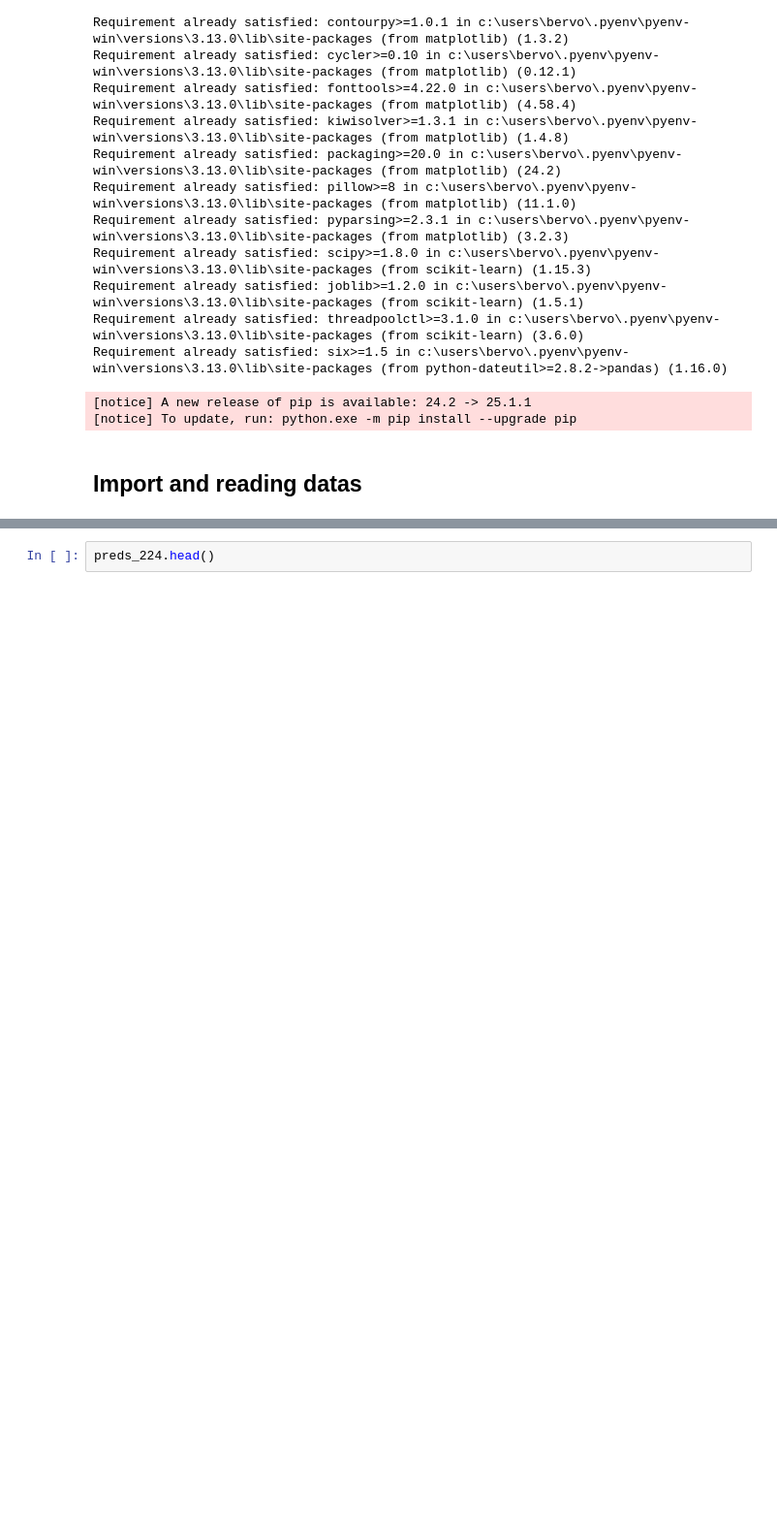
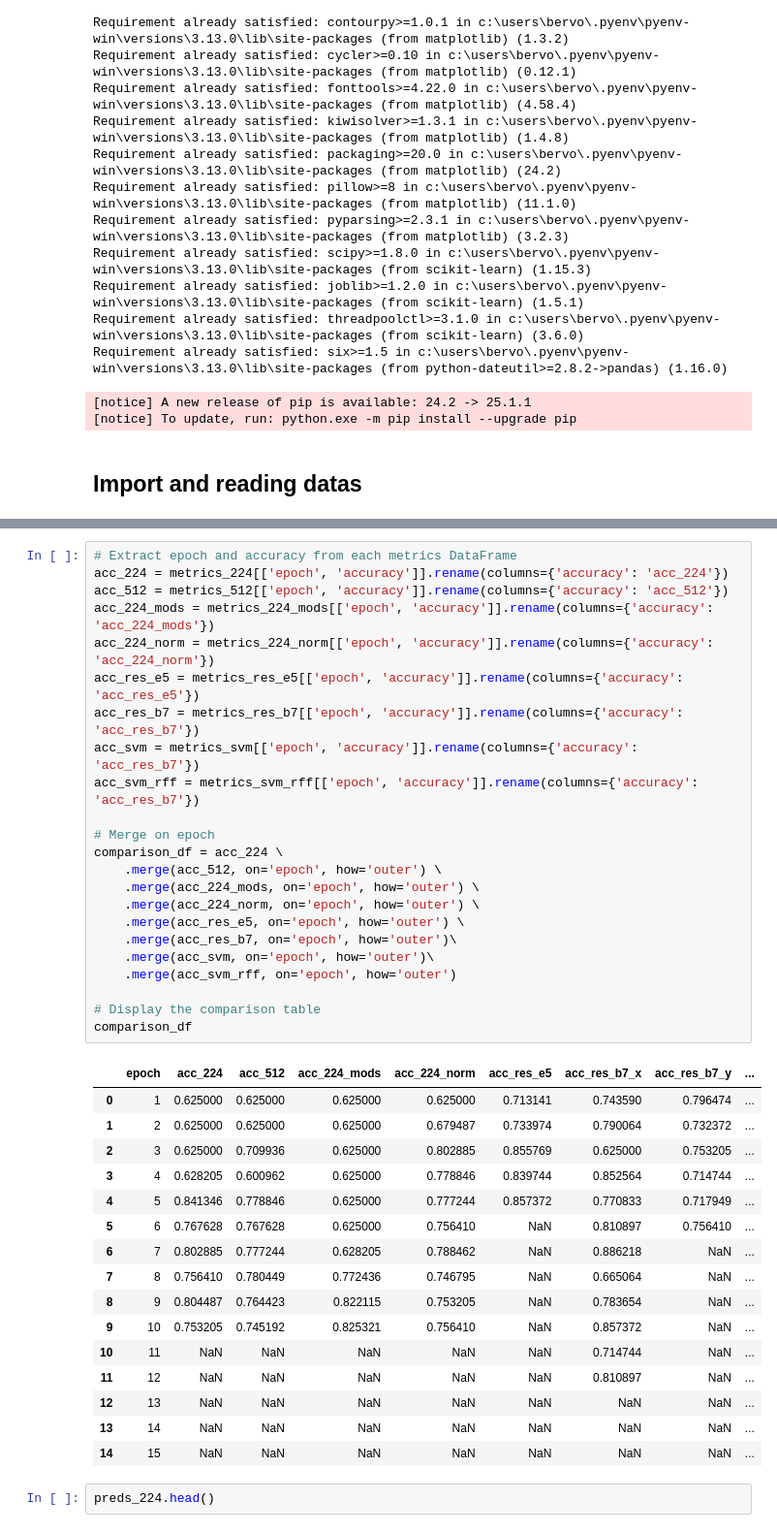
Before and after one commit to Meliothep/ML-001, a Jupyter notebook: notebook/predsCompare.ipynb, the cells around one changed output, grey strips where cells are left out. Shown at 97% size. Saved outputs shown, nothing was run; the diff lists cells and outputs as text; blank space fills up the shorter version.

```diff
--- a/notebook/predsCompare.ipynb
+++ b/notebook/predsCompare.ipynb
@@ -81,6 +87,46 @@ metrics_224.head()
 | 2 | 3 | 0.0 | 0.637199 | 0.625000 |
 | 3 | 4 | 0.0 | 0.713176 | 0.628205 |
 | 4 | 5 | 0.0 | 0.346175 | 0.841346 |
+# %%
+# Extract epoch and accuracy from each metrics DataFrame
+acc_224 = metrics_224[['epoch', 'accuracy']].rename(columns={'accuracy': 'acc_224'})
+acc_512 = metrics_512[['epoch', 'accuracy']].rename(columns={'accuracy': 'acc_512'})
+acc_224_mods = metrics_224_mods[['epoch', 'accuracy']].rename(columns={'accuracy': 'acc_224_mods'})
+acc_224_norm = metrics_224_norm[['epoch', 'accuracy']].rename(columns={'accuracy': 'acc_224_norm'})
+acc_res_e5 = metrics_res_e5[['epoch', 'accuracy']].rename(columns={'accuracy': 'acc_res_e5'})
+acc_res_b7 = metrics_res_b7[['epoch', 'accuracy']].rename(columns={'accuracy': 'acc_res_b7'})
+acc_svm = metrics_svm[['epoch', 'accuracy']].rename(columns={'accuracy': 'acc_res_b7'})
+acc_svm_rff = metrics_svm_rff[['epoch', 'accuracy']].rename(columns={'accuracy': 'acc_res_b7'})
+
+# Merge on epoch
+comparison_df = acc_224 \
+    .merge(acc_512, on='epoch', how='outer') \
+    .merge(acc_224_mods, on='epoch', how='outer') \
+    .merge(acc_224_norm, on='epoch', how='outer') \
+    .merge(acc_res_e5, on='epoch', how='outer') \
+    .merge(acc_res_b7, on='epoch', how='outer')\
+    .merge(acc_svm, on='epoch', how='outer')\
+    .merge(acc_svm_rff, on='epoch', how='outer')
+
+# Display the comparison table
+comparison_df
+# %% [output]
+|  | epoch | acc_224 | acc_512 | acc_224_mods | acc_224_norm | acc_res_e5 | acc_res_b7_x | acc_res_b7_y | ... |
+| 0 | 1 | 0.625000 | 0.625000 | 0.625000 | 0.625000 | 0.713141 | 0.743590 | 0.796474 | ... |
+| 1 | 2 | 0.625000 | 0.625000 | 0.625000 | 0.679487 | 0.733974 | 0.790064 | 0.732372 | ... |
+| 2 | 3 | 0.625000 | 0.709936 | 0.625000 | 0.802885 | 0.855769 | 0.625000 | 0.753205 | ... |
+| 3 | 4 | 0.628205 | 0.600962 | 0.625000 | 0.778846 | 0.839744 | 0.852564 | 0.714744 | ... |
+| 4 | 5 | 0.841346 | 0.778846 | 0.625000 | 0.777244 | 0.857372 | 0.770833 | 0.717949 | ... |
+| 5 | 6 | 0.767628 | 0.767628 | 0.625000 | 0.756410 | NaN | 0.810897 | 0.756410 | ... |
+| 6 | 7 | 0.802885 | 0.777244 | 0.628205 | 0.788462 | NaN | 0.886218 | NaN | ... |
+| 7 | 8 | 0.756410 | 0.780449 | 0.772436 | 0.746795 | NaN | 0.665064 | NaN | ... |
+| 8 | 9 | 0.804487 | 0.764423 | 0.822115 | 0.753205 | NaN | 0.783654 | NaN | ... |
+| 9 | 10 | 0.753205 | 0.745192 | 0.825321 | 0.756410 | NaN | 0.857372 | NaN | ... |
+| 10 | 11 | NaN | NaN | NaN | NaN | NaN | 0.714744 | NaN | ... |
+| 11 | 12 | NaN | NaN | NaN | NaN | NaN | 0.810897 | NaN | ... |
+| 12 | 13 | NaN | NaN | NaN | NaN | NaN | NaN | NaN | ... |
+| 13 | 14 | NaN | NaN | NaN | NaN | NaN | NaN | NaN | ... |
+| 14 | 15 | NaN | NaN | NaN | NaN | NaN | NaN | NaN | ... |
 # %%
 preds_224.head()
 # %% [output]
```
Also changed, not shown: parts of 4 cells of this notebook, 27 other files.
